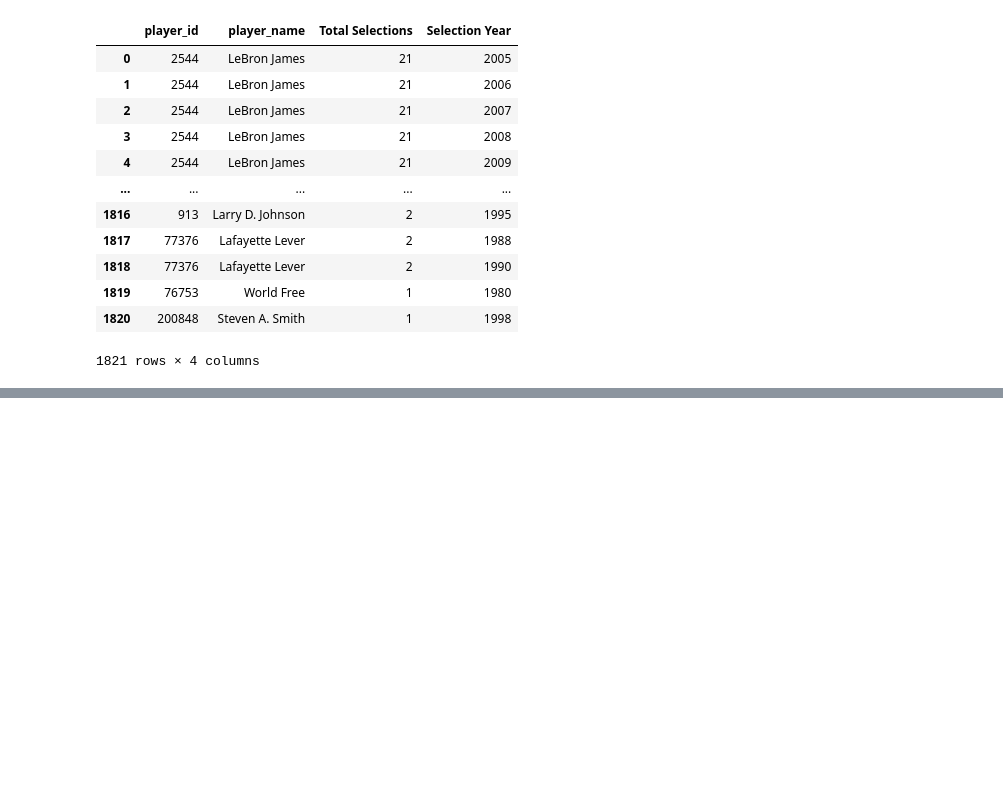
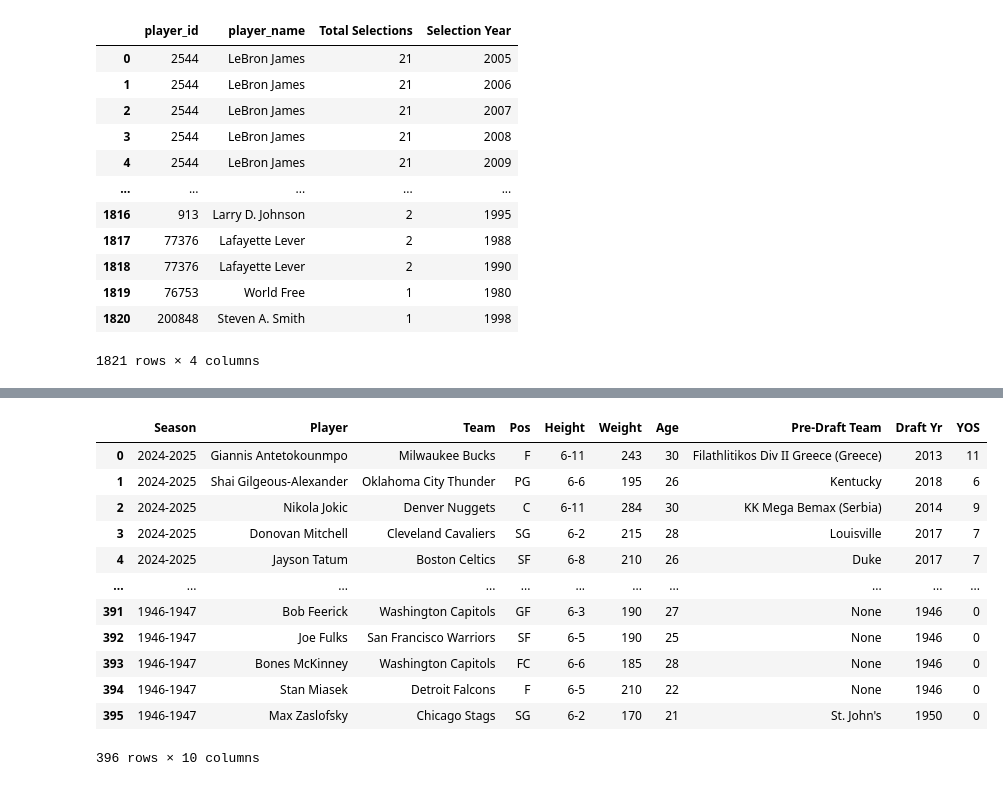
Before and after one commit to dejiandrew/nba-award-predictor, a Jupyter notebook: notebooks/create_features.ipynb, the cells around one changed output, grey strips where cells are left out. Saved outputs shown, nothing was run; the diff lists cells and outputs as text; code cells hidden in the pictures; blank space fills up the shorter version.

```diff
--- a/notebooks/create_features.ipynb
+++ b/notebooks/create_features.ipynb
@@ -576,0 +670,68 @@ output_df
+# %%
+query = """
+SELECT
+Season
+,Player
+,Team
+,Pos
+,CASE
+    WHEN Height = '1-May' THEN '5-1'
+    WHEN Height = '2-May' THEN '5-2'
+    WHEN Height = '3-May' THEN '5-3'
+    WHEN Height = '4-May' THEN '5-4'
+    WHEN Height = '5-May' THEN '5-5'
+    WHEN Height = '6-May' THEN '5-6'
+    WHEN Height = '7-May' THEN '5-7'
+    WHEN Height = '8-May' THEN '5-8'
+    WHEN Height = '9-May' THEN '5-9'
+    WHEN Height = '10-May' THEN '5-10'
+    WHEN Height = '11-May' THEN '5-11'
+    WHEN Height = 'Jun-00' THEN '6-0'
+    WHEN Height = '1-Jun' THEN '6-1'
+    WHEN Height = '2-Jun' THEN '6-2'
+    WHEN Height = '3-Jun' THEN '6-3'
+    WHEN Height = '4-Jun' THEN '6-4'
+    WHEN Height = '5-Jun' THEN '6-5'
+    WHEN Height = '6-Jun' THEN '6-6'
+    WHEN Height = '7-Jun' THEN '6-7'
+    WHEN Height = '8-Jun' THEN '6-8'
+    WHEN Height = '9-Jun' THEN '6-9'
+    WHEN Height = '10-Jun' THEN '6-10'
+    WHEN Height = '11-Jun' THEN '6-11'
+    WHEN Height = 'Jul-00' THEN '7-0'
+    WHEN Height = '1-Jul' THEN '7-1'
+    WHEN Height = '2-Jul' THEN '7-2'
+    WHEN Height = '3-Jul' THEN '7-3'
+    WHEN Height = '4-Jul' THEN '7-4'
+    WHEN Height = '5-Jul' THEN '7-5'
+    WHEN Height = '6-Jul' THEN '7-6'
+    WHEN Height = '7-Jul' THEN '7-7'
+    WHEN Height = '8-Jul' THEN '7-8'
+    WHEN Height = '9-Jul' THEN '7-9'
+END AS Height
+,Weight
+,Age
+,"Pre-Draft Team"
+,"Draft Yr"
+,YOS
+
+FROM all_nba_first_team_df
+
+"""
+
+all_nba_first_team_df = duckdb.query(query).df()
+all_nba_first_team_df
+# %% [output]
+|  | Season | Player | Team | Pos | Height | Weight | Age | Pre-Draft Team | Draft Yr | YOS |
+| 0 | 2024-2025 | Giannis Antetokounmpo | Milwaukee Bucks | F | 6-11 | 243 | 30 | Filathlitikos Div II Greece (Greece) | 2013 | 11 |
+| 1 | 2024-2025 | Shai Gilgeous-Alexander | Oklahoma City Thunder | PG | 6-6 | 195 | 26 | Kentucky | 2018 | 6 |
+| 2 | 2024-2025 | Nikola Jokic | Denver Nuggets | C | 6-11 | 284 | 30 | KK Mega Bemax (Serbia) | 2014 | 9 |
+| 3 | 2024-2025 | Donovan Mitchell | Cleveland Cavaliers | SG | 6-2 | 215 | 28 | Louisville | 2017 | 7 |
+| 4 | 2024-2025 | Jayson Tatum | Boston Celtics | SF | 6-8 | 210 | 26 | Duke | 2017 | 7 |
+| ... | ... | ... | ... | ... | ... | ... | ... | ... | ... | ... |
+| 391 | 1946-1947 | Bob Feerick | Washington Capitols | GF | 6-3 | 190 | 27 | None | 1946 | 0 |
+| 392 | 1946-1947 | Joe Fulks | San Francisco Warriors | SF | 6-5 | 190 | 25 | None | 1946 | 0 |
+| 393 | 1946-1947 | Bones McKinney | Washington Capitols | FC | 6-6 | 185 | 28 | None | 1946 | 0 |
+| 394 | 1946-1947 | Stan Miasek | Detroit Falcons | F | 6-5 | 210 | 22 | None | 1946 | 0 |
+| 395 | 1946-1947 | Max Zaslofsky | Chicago Stags | SG | 6-2 | 170 | 21 | St. John's | 1950 | 0 |
+396 rows × 10 columns
```
Also changed, not shown: parts of 20 cells of this notebook.
